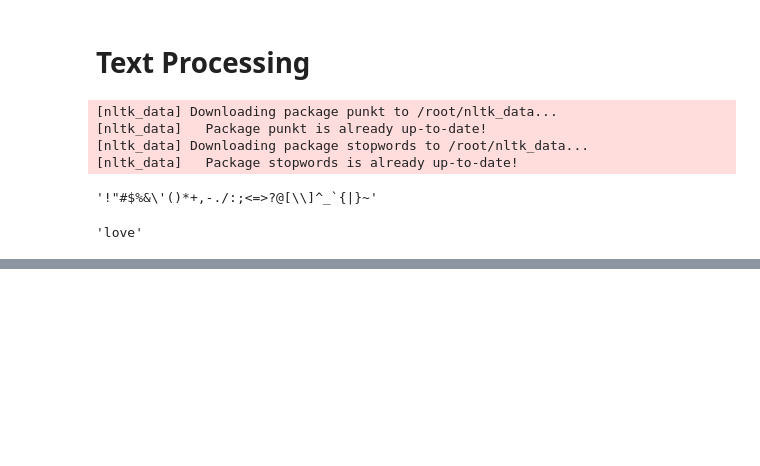
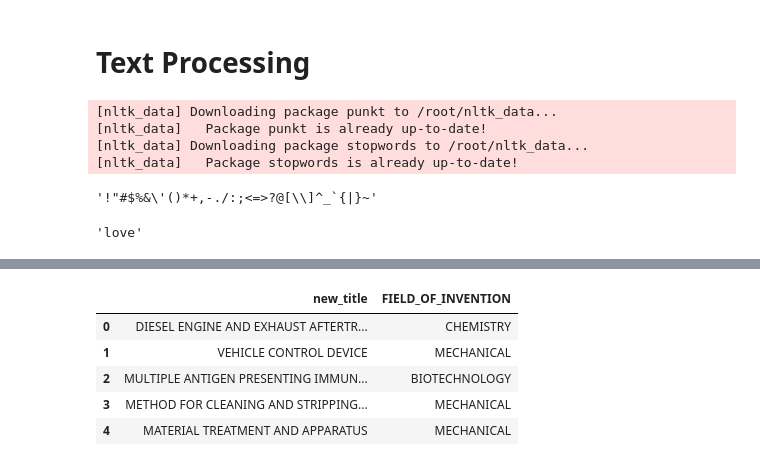
Before and after one commit to pankaj-beldar/patent-data-NLP-classification, a Jupyter notebook: patent_paper.ipynb, the cells around one changed output, grey strips where cells are left out. Saved outputs shown, nothing was run; the diff lists cells and outputs as text; code cells hidden in the pictures; blank space fills up the shorter version.

```diff
--- a/patent_paper.ipynb
+++ b/patent_paper.ipynb
@@ -456,0 +468,11 @@ df.head()
+# %%
+text=['new_title','FIELD_OF_INVENTION']
+text_df=df[text]
+text_df.head()
+# %% [output]
+|  | new_title | FIELD_OF_INVENTION |
+| 0 | DIESEL ENGINE AND EXHAUST AFTERTR... | CHEMISTRY |
+| 1 | VEHICLE CONTROL DEVICE | MECHANICAL |
+| 2 | MULTIPLE ANTIGEN PRESENTING IMMUN... | BIOTECHNOLOGY |
+| 3 | METHOD FOR CLEANING AND STRIPPING... | MECHANICAL |
+| 4 | MATERIAL TREATMENT AND APPARATUS | MECHANICAL |
```
Also changed, not shown: parts of 6 cells of this notebook.
